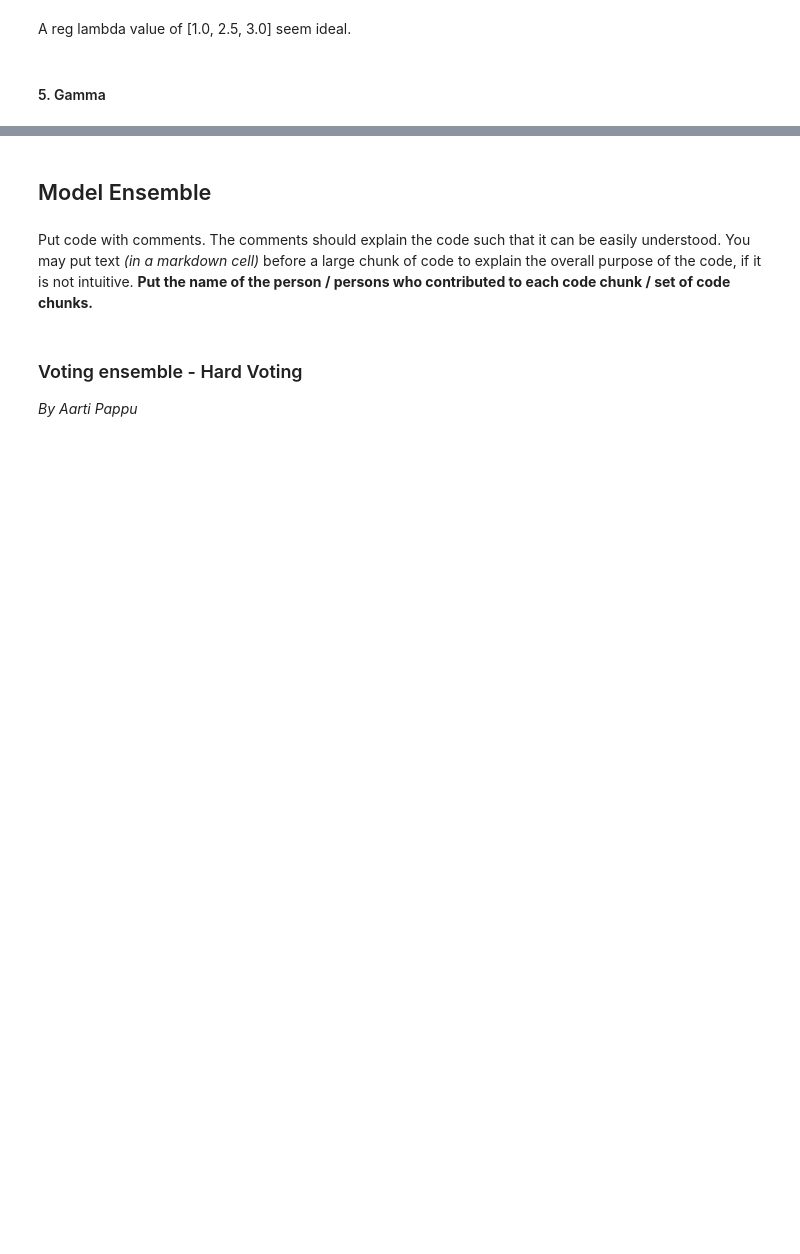
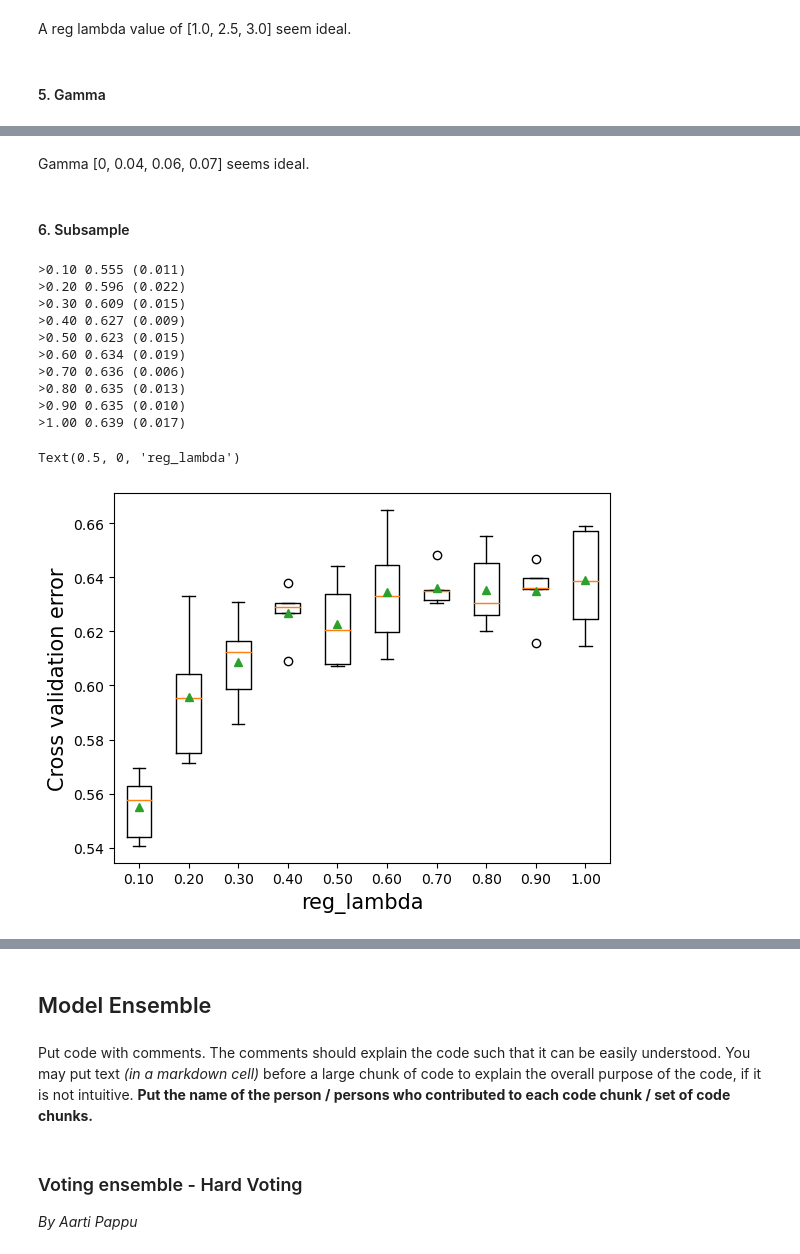
Before and after one commit to diegoschum/Zzz-303-3, a Jupyter notebook: Zzz_code.ipynb, the cells around one changed output, grey strips where cells are left out. Cells and saved outputs as stored; diff of their text form; code cells hidden in the pictures; blank space fills up the shorter version.

```diff
--- a/Zzz_code.ipynb
+++ b/Zzz_code.ipynb
@@ -1134,0 +1351,56 @@ plt.xlabel('reg_lambda',fontsize=15)
+# %% [markdown]
+Gamma [0, 0.04, 0.06, 0.07] seems ideal.
+# %% [markdown]
+#### 6. Subsample
+# %%
+# Coarse grid search
+def get_models():
+    models = dict()
+    sub =  [0.1, 0.2, 0.3, 0.4, 0.5, 0.6, 0.7, 0.8, 0.9, 1]
+    for s in sub:
+        key = '%.2f' % s
+        models[key] = xgb.XGBClassifier(objective='multi:softmax',
+                          num_class=7,
+                          eval_metric=f1_score,
+                          subsample = s,
+                          random_state=1)
+    return models
+
+# evaluate a given model using cross-validation
+def evaluate_model(model, X, y, sample_weights):
+    # define the evaluation procedure
+    cv = KFold(n_splits=5, shuffle=True, random_state=1)
+    fit_params = {"sample_weight": sample_weights}
+    # evaluate the model and collect the results
+    scores = (cross_val_score(model, X, y, fit_params = fit_params, scoring= 'f1_weighted', cv=cv, n_jobs=-1))
+    return scores
+
+# get the models to evaluate
+models = get_models()
+# evaluate the models and store results
+results, names = list(), list()
+for name, model in models.items():
+    # evaluate the model
+    scores = evaluate_model(model, X_train, y_train, weight)
+    # store the results
+    results.append(scores)
+    names.append(name)
+    # summarize the performance along the way
+    print('>%s %.3f (%.3f)' % (name, np.mean(scores), np.std(scores)))
+# plot model performance for comparison
+plt.boxplot(results, labels=names, showmeans=True)
+plt.ylabel('Cross validation error',fontsize=15)
+plt.xlabel('reg_lambda',fontsize=15)
+# %% [output]
+>0.10 0.555 (0.011)
+>0.20 0.596 (0.022)
+>0.30 0.609 (0.015)
+>0.40 0.627 (0.009)
+>0.50 0.623 (0.015)
+>0.60 0.634 (0.019)
+>0.70 0.636 (0.006)
+>0.80 0.635 (0.013)
+>0.90 0.635 (0.010)
+>1.00 0.639 (0.017)
+Text(0.5, 0, 'reg_lambda')
+[figure, added]
```
Also changed, not shown: parts of 22 cells of this notebook.
